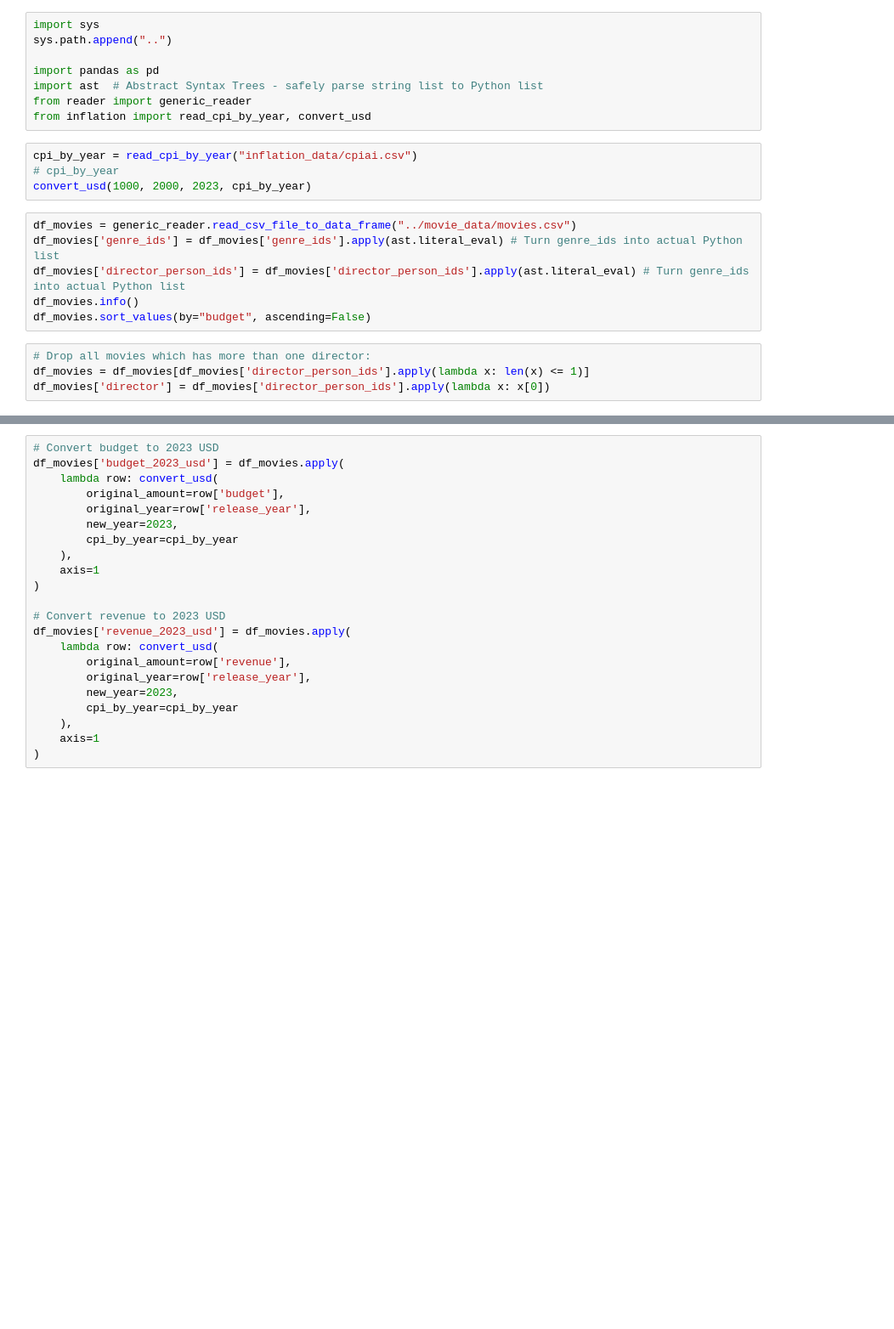
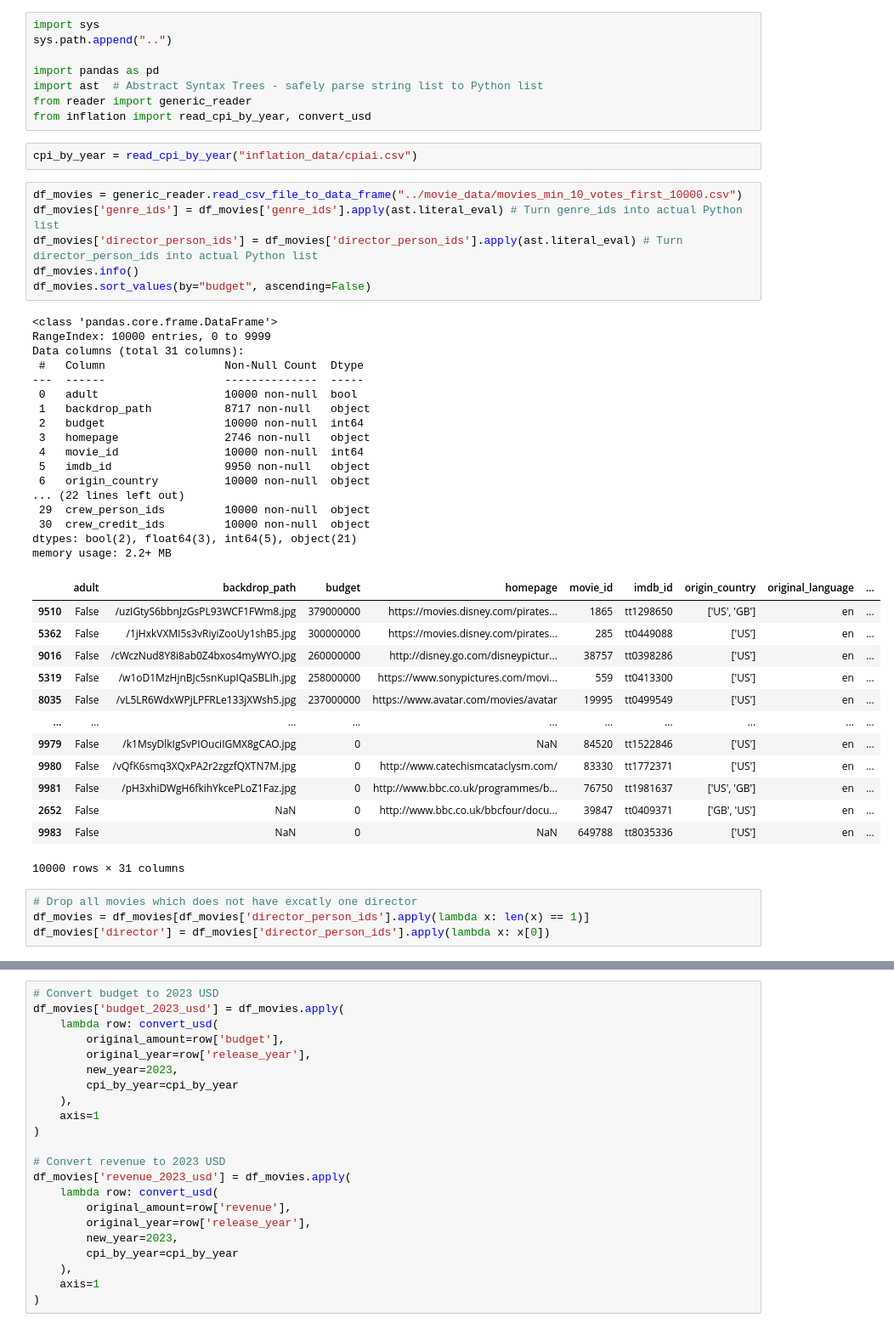
Before and after one commit to pbollhorn/bi-group-5-and-9, a Jupyter notebook: exam_project/pbtest.ipynb, the cells around one changed output, grey strips where cells are left out. Shown at 85% size. Saved outputs shown, nothing was run; the diff lists cells and outputs as text; blank space fills up the shorter version.

Commit message:
now reads in bigger dataset

```diff
--- a/exam_project/pbtest.ipynb
+++ b/exam_project/pbtest.ipynb
@@ -8,17 +8,46 @@ from reader import generic_reader
 from inflation import read_cpi_by_year, convert_usd
 # %%
 cpi_by_year = read_cpi_by_year("inflation_data/cpiai.csv")
-# cpi_by_year
-convert_usd(1000, 2000, 2023, cpi_by_year)
 # %%
-df_movies = generic_reader.read_csv_file_to_data_frame("../movie_data/movies.csv")
+df_movies = generic_reader.read_csv_file_to_data_frame("../movie_data/movies_min_10_votes_first_10000.csv")
 df_movies['genre_ids'] = df_movies['genre_ids'].apply(ast.literal_eval) # Turn genre_ids into actual Python list
-df_movies['director_person_ids'] = df_movies['director_person_ids'].apply(ast.literal_eval) # Turn genre_ids into actual Python list
+df_movies['director_person_ids'] = df_movies['director_person_ids'].apply(ast.literal_eval) # Turn director_person_ids into actual Python list
 df_movies.info()
 df_movies.sort_values(by="budget", ascending=False)
+# %% [output]
+<class 'pandas.core.frame.DataFrame'>
+RangeIndex: 10000 entries, 0 to 9999
+Data columns (total 31 columns):
+ #   Column                  Non-Null Count  Dtype
+---  ------                  --------------  -----
+ 0   adult                   10000 non-null  bool
+ 1   backdrop_path           8717 non-null   object
+ 2   budget                  10000 non-null  int64
+ 3   homepage                2746 non-null   object
+ 4   movie_id                10000 non-null  int64
+ 5   imdb_id                 9950 non-null   object
+ 6   origin_country          10000 non-null  object
+... (22 lines left out)
+ 29  crew_person_ids         10000 non-null  object
+ 30  crew_credit_ids         10000 non-null  object
+dtypes: bool(2), float64(3), int64(5), object(21)
+memory usage: 2.2+ MB
+|  | adult | backdrop_path | budget | homepage | movie_id | imdb_id | origin_country | original_language | ... |
+| 9510 | False | /uzIGtyS6bbnJzGsPL93WCF1FWm8.jpg | 379000000 | https://movies.disney.com/pirates... | 1865 | tt1298650 | ['US', 'GB'] | en | ... |
+| 5362 | False | /1jHxkVXMI5s3vRiyiZooUy1shB5.jpg | 300000000 | https://movies.disney.com/pirates... | 285 | tt0449088 | ['US'] | en | ... |
+| 9016 | False | /cWczNud8Y8i8ab0Z4bxos4myWYO.jpg | 260000000 | http://disney.go.com/disneypictur... | 38757 | tt0398286 | ['US'] | en | ... |
+| 5319 | False | /w1oD1MzHjnBJc5snKupIQaSBLIh.jpg | 258000000 | https://www.sonypictures.com/movi... | 559 | tt0413300 | ['US'] | en | ... |
+| 8035 | False | /vL5LR6WdxWPjLPFRLe133jXWsh5.jpg | 237000000 | https://www.avatar.com/movies/avatar | 19995 | tt0499549 | ['US'] | en | ... |
+| ... | ... | ... | ... | ... | ... | ... | ... | ... | ... |
+| 9979 | False | /k1MsyDlkIgSvPIOuciIGMX8gCAO.jpg | 0 | NaN | 84520 | tt1522846 | ['US'] | en | ... |
+| 9980 | False | /vQfK6smq3XQxPA2r2zgzfQXTN7M.jpg | 0 | http://www.catechismcataclysm.com/ | 83330 | tt1772371 | ['US'] | en | ... |
+| 9981 | False | /pH3xhiDWgH6fkihYkcePLoZ1Faz.jpg | 0 | http://www.bbc.co.uk/programmes/b... | 76750 | tt1981637 | ['US', 'GB'] | en | ... |
+| 2652 | False | NaN | 0 | http://www.bbc.co.uk/bbcfour/docu... | 39847 | tt0409371 | ['GB', 'US'] | en | ... |
+| 9983 | False | NaN | 0 | NaN | 649788 | tt8035336 | ['US'] | en | ... |
+10000 rows × 31 columns
 # %%
-# Drop all movies which has more than one director:
-df_movies = df_movies[df_movies['director_person_ids'].apply(lambda x: len(x) <= 1)]
+# Drop all movies which does not have excatly one director
+df_movies = df_movies[df_movies['director_person_ids'].apply(lambda x: len(x) == 1)]
 df_movies['director'] = df_movies['director_person_ids'].apply(lambda x: x[0])
 # %%
 columns_to_keep = ['movie_id', 'original_title', 'release_date', 'budget', 'revenue', 'vote_average', 'vote_count', 'director', 'director_person_ids', 'genre_ids']
```
Also changed, not shown: parts of 15 cells of this notebook.
